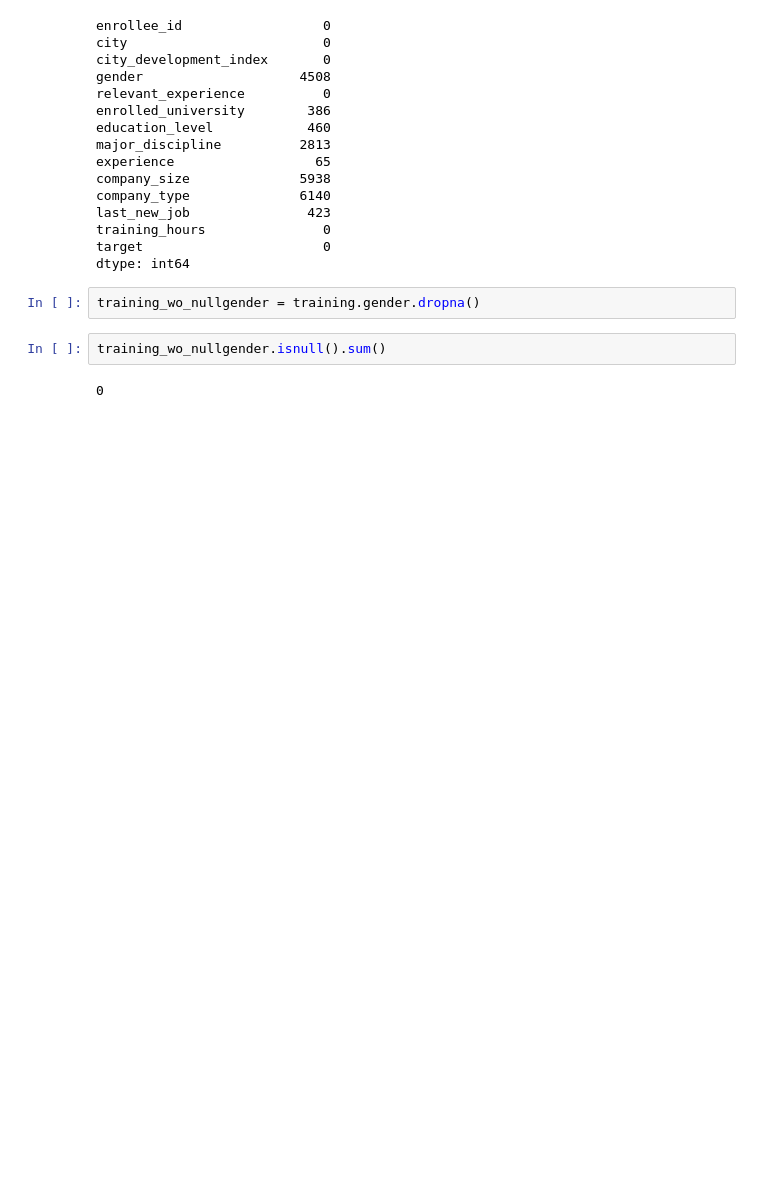
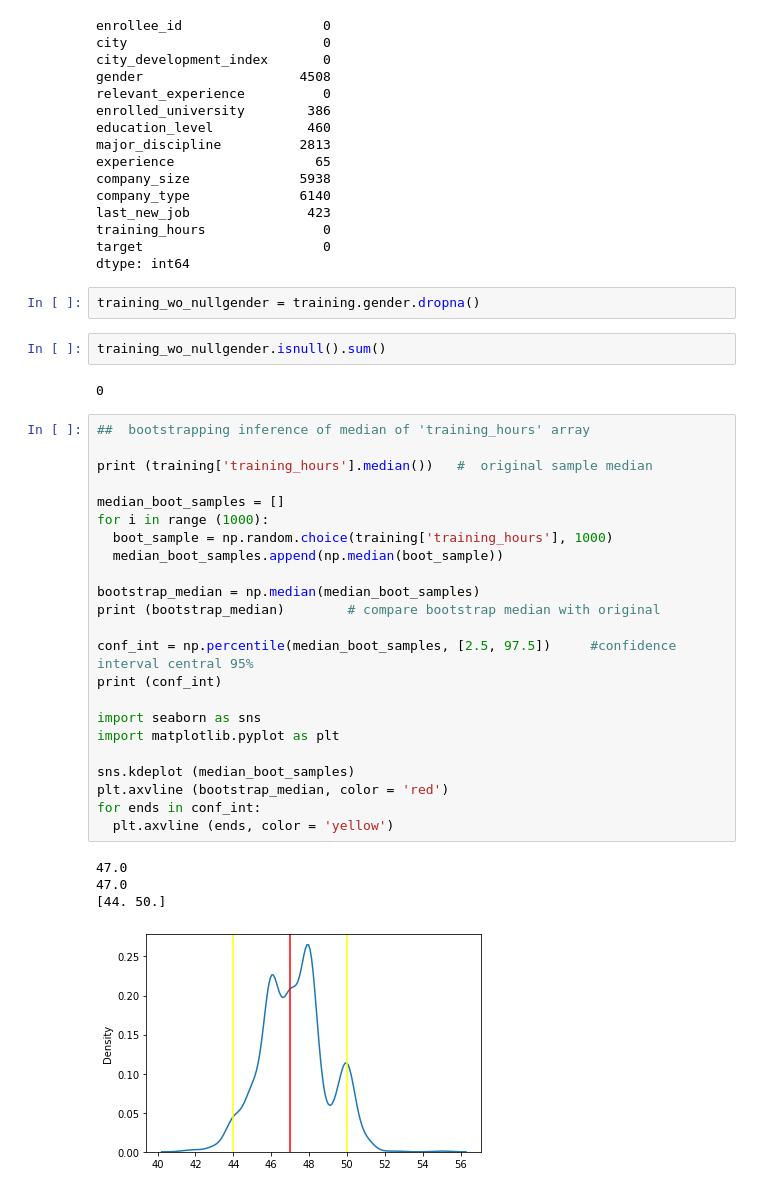
Before and after one commit to raul-miranda/DS-201-Project-1, a Jupyter notebook: Project_1_part_1_loading_and_wrangling_data.ipynb, the cells around one changed output. Drawn from its saved outputs; the diff is of its cells as text; blank space fills up the shorter version.

```diff
--- a/Project_1_part_1_loading_and_wrangling_data.ipynb
+++ b/Project_1_part_1_loading_and_wrangling_data.ipynb
@@ -153,6 +153,34 @@ training_wo_nullgender = training.gender.dropna()
 training_wo_nullgender.isnull().sum()
 # %% [output]
 0
+# %%
+##  bootstrapping inference of median of 'training_hours' array
+
+print (training['training_hours'].median())   #  original sample median
+
+median_boot_samples = []
+for i in range (1000):
+  boot_sample = np.random.choice(training['training_hours'], 1000)
+  median_boot_samples.append(np.median(boot_sample))
+
+bootstrap_median = np.median(median_boot_samples)
+print (bootstrap_median)        # compare bootstrap median with original
+
+conf_int = np.percentile(median_boot_samples, [2.5, 97.5])     #confidence interval central 95%
+print (conf_int)
+
+import seaborn as sns
+import matplotlib.pyplot as plt
+
+sns.kdeplot (median_boot_samples)
+plt.axvline (bootstrap_median, color = 'red')
+for ends in conf_int:
+  plt.axvline (ends, color = 'yellow')
+# %% [output]
+47.0
+47.0
+[44. 50.]
+[figure, added]
 # %%
 ## implement bootstrapping to infer the median of 'training_hours', using sklearn resample
 from sklearn.utils import resample
```
Also changed, not shown: parts of 2 cells of this notebook.
